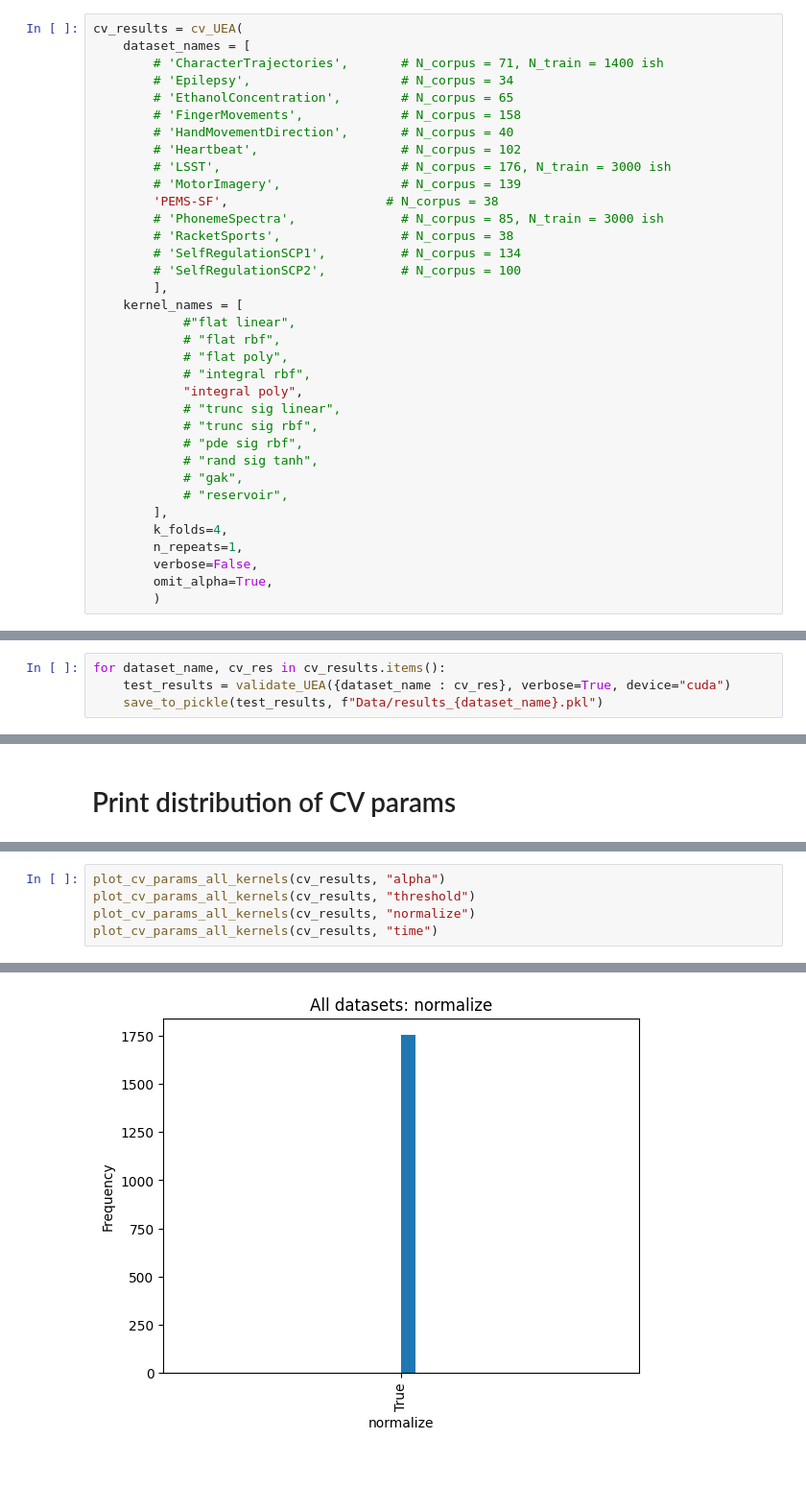
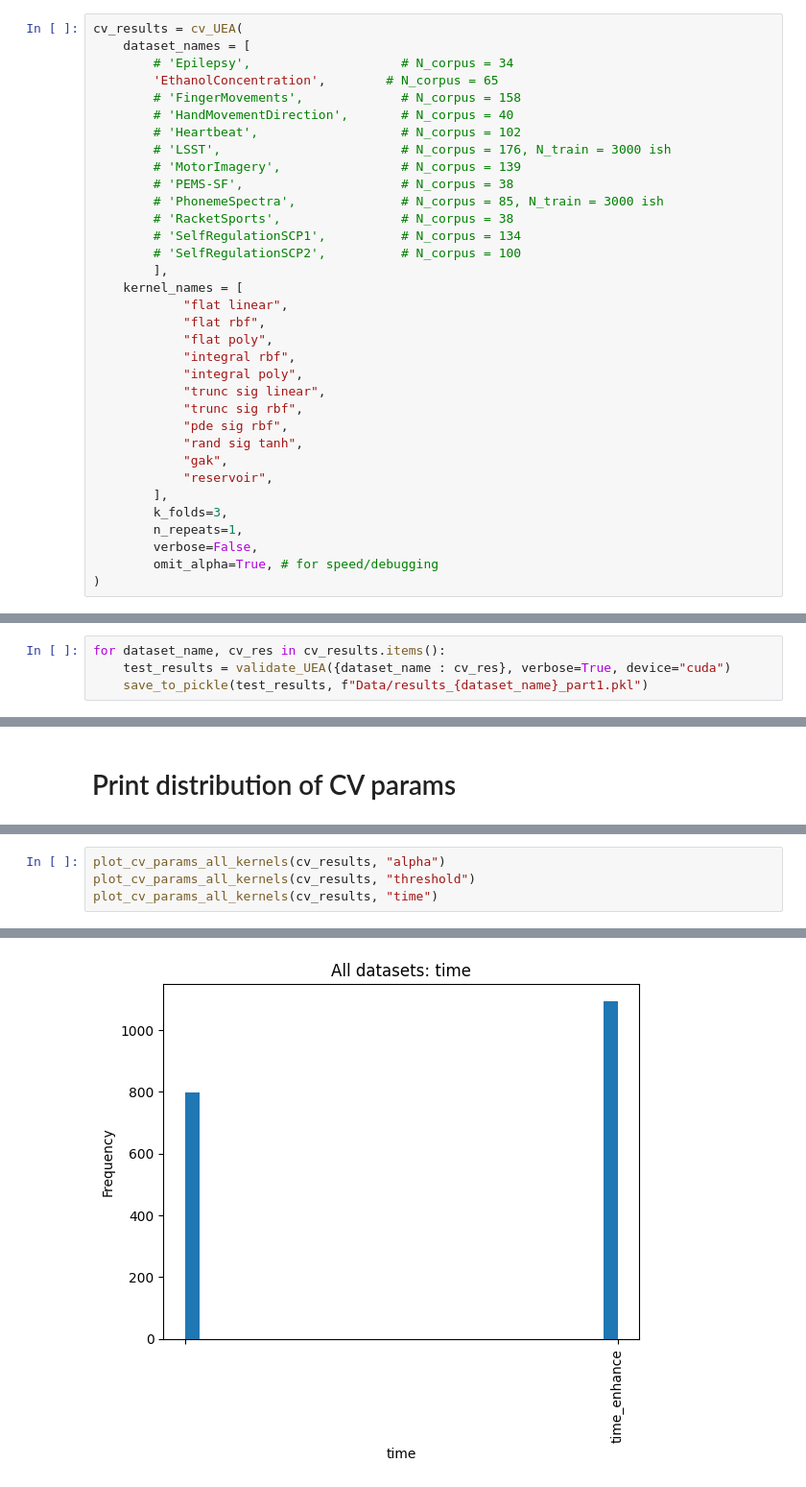
Before and after one commit to nikitazozoulenko/kernel-timeseries-anomaly-detection, a Jupyter notebook: print_results.ipynb, the cells around one changed output, grey strips where cells are left out. Shown at 96% size. Cells and saved outputs as stored; diff of their text form.

```diff
--- a/print_results.ipynb
+++ b/print_results.ipynb
@@ -14,38 +16,37 @@ from experiments.experiment_code import run_all_kernels
 # %%
 cv_results = cv_UEA(
     dataset_names = [
-        # 'CharacterTrajectories',       # N_corpus = 71, N_train = 1400 ish
         # 'Epilepsy',                    # N_corpus = 34
-        # 'EthanolConcentration',        # N_corpus = 65
+        'EthanolConcentration',        # N_corpus = 65
         # 'FingerMovements',             # N_corpus = 158
         # 'HandMovementDirection',       # N_corpus = 40
         # 'Heartbeat',                   # N_corpus = 102
         # 'LSST',                        # N_corpus = 176, N_train = 3000 ish
         # 'MotorImagery',                # N_corpus = 139
-        'PEMS-SF',                     # N_corpus = 38
+        # 'PEMS-SF',                     # N_corpus = 38
         # 'PhonemeSpectra',              # N_corpus = 85, N_train = 3000 ish
         # 'RacketSports',                # N_corpus = 38
         # 'SelfRegulationSCP1',          # N_corpus = 134
         # 'SelfRegulationSCP2',          # N_corpus = 100
         ],
     kernel_names = [
-            #"flat linear",
-            # "flat rbf",
-            # "flat poly",
-            # "integral rbf",
+            "flat linear",
+            "flat rbf",
+            "flat poly",
+            "integral rbf",
             "integral poly",
-            # "trunc sig linear",
-            # "trunc sig rbf",
-            # "pde sig rbf",
-            # "rand sig tanh",
-            # "gak",
-            # "reservoir",
+            "trunc sig linear",
+            "trunc sig rbf",
+            "pde sig rbf",
+            "rand sig tanh",
+            "gak",
+            "reservoir",
         ],
-        k_folds=4,
+        k_folds=3,
         n_repeats=1,
         verbose=False,
-        omit_alpha=True,
-        )
+        omit_alpha=True, # for speed/debugging
+)
 # %% [markdown]
 # Validate on Test
 # %%
@@ -58,7 +59,7 @@ print_test_results(test_results)
 # %%
 for dataset_name, cv_res in cv_results.items():
     test_results = validate_UEA({dataset_name : cv_res}, verbose=True, device="cuda")
-    save_to_pickle(test_results, f"Data/results_{dataset_name}.pkl")
+    save_to_pickle(test_results, f"Data/results_{dataset_name}_part1.pkl")
 # %% [markdown]
 # Read CV data from file and print results
 # %%
@@ -253,6 +215,5 @@ def plot_cv_params_all_kernels(
 # %%
 plot_cv_params_all_kernels(cv_results, "alpha")
 plot_cv_params_all_kernels(cv_results, "threshold")
-plot_cv_params_all_kernels(cv_results, "normalize")
 plot_cv_params_all_kernels(cv_results, "time")
 # %% [output]
@@ -261 +222 @@ plot_cv_params_all_kernels(cv_results, "time")
-[figure, old version]
+[figure, new version]
```
Also changed, not shown: parts of 12 cells of this notebook, 41 other files.
